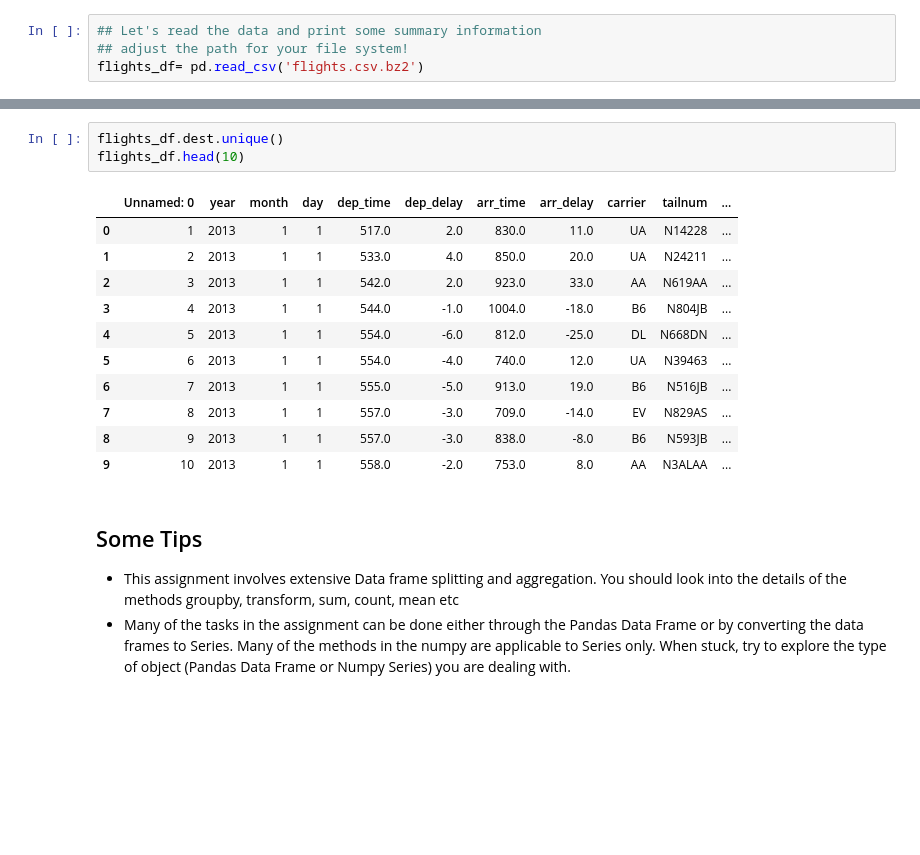
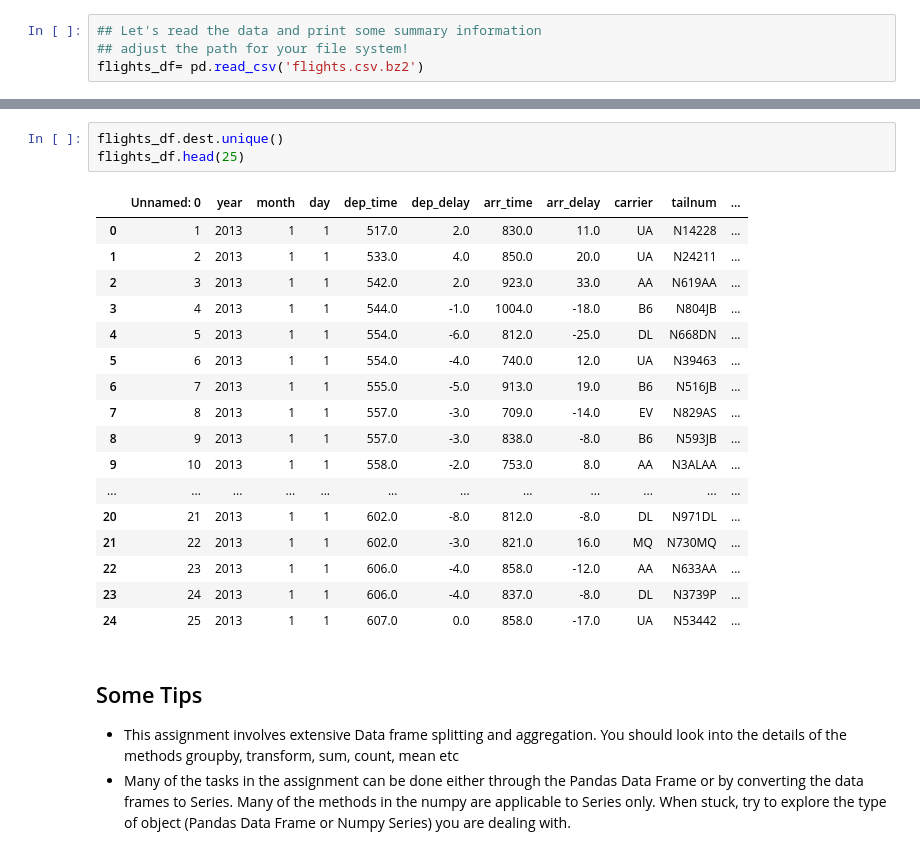
Before and after one commit to adityachatterjee42/INFX574, a Jupyter notebook: Homework/1/ps1_pandas.ipynb, the cells around one changed output, grey strips where cells are left out. Saved outputs shown, nothing was run; the diff lists cells and outputs as text; blank space fills up the shorter version.

```diff
--- a/Homework/1/ps1_pandas.ipynb
+++ b/Homework/1/ps1_pandas.ipynb
@@ -92,19 +92,25 @@ minute        float64
 dtype: object
 # %%
 flights_df.dest.unique()
-flights_df.head(10)
+flights_df.head(25)
 # %% [output]
 |  | Unnamed: 0 | year | month | day | dep_time | dep_delay | arr_time | arr_delay | carrier | tailnum | ... |
 | 0 | 1 | 2013 | 1 | 1 | 517.0 | 2.0 | 830.0 | 11.0 | UA | N14228 | ... |
 | 1 | 2 | 2013 | 1 | 1 | 533.0 | 4.0 | 850.0 | 20.0 | UA | N24211 | ... |
 | 2 | 3 | 2013 | 1 | 1 | 542.0 | 2.0 | 923.0 | 33.0 | AA | N619AA | ... |
 | 3 | 4 | 2013 | 1 | 1 | 544.0 | -1.0 | 1004.0 | -18.0 | B6 | N804JB | ... |
 | 4 | 5 | 2013 | 1 | 1 | 554.0 | -6.0 | 812.0 | -25.0 | DL | N668DN | ... |
 | 5 | 6 | 2013 | 1 | 1 | 554.0 | -4.0 | 740.0 | 12.0 | UA | N39463 | ... |
 | 6 | 7 | 2013 | 1 | 1 | 555.0 | -5.0 | 913.0 | 19.0 | B6 | N516JB | ... |
 | 7 | 8 | 2013 | 1 | 1 | 557.0 | -3.0 | 709.0 | -14.0 | EV | N829AS | ... |
 | 8 | 9 | 2013 | 1 | 1 | 557.0 | -3.0 | 838.0 | -8.0 | B6 | N593JB | ... |
 | 9 | 10 | 2013 | 1 | 1 | 558.0 | -2.0 | 753.0 | 8.0 | AA | N3ALAA | ... |
+| ... | ... | ... | ... | ... | ... | ... | ... | ... | ... | ... | ... |
+| 20 | 21 | 2013 | 1 | 1 | 602.0 | -8.0 | 812.0 | -8.0 | DL | N971DL | ... |
+| 21 | 22 | 2013 | 1 | 1 | 602.0 | -3.0 | 821.0 | 16.0 | MQ | N730MQ | ... |
+| 22 | 23 | 2013 | 1 | 1 | 606.0 | -4.0 | 858.0 | -12.0 | AA | N633AA | ... |
+| 23 | 24 | 2013 | 1 | 1 | 606.0 | -4.0 | 837.0 | -8.0 | DL | N3739P | ... |
+| 24 | 25 | 2013 | 1 | 1 | 607.0 | 0.0 | 858.0 | -17.0 | UA | N53442 | ... |
 # %% [markdown]
 ## Some Tips
 
```
Also changed, not shown: parts of 26 cells of this notebook, 1 other file.
